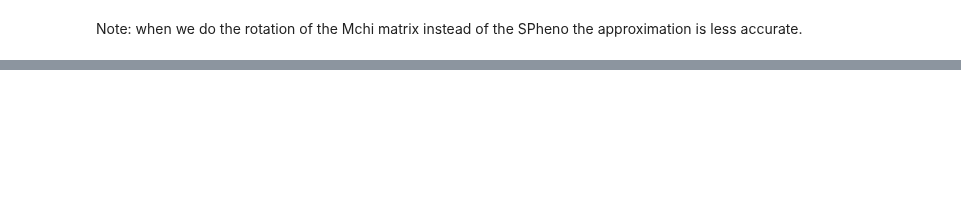
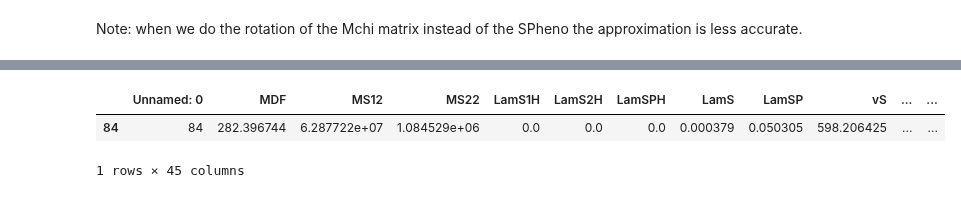
Before and after one commit to anferivera/SDdiracDM, a Jupyter notebook: run_model_neutrinos-random.ipynb, the cells around one changed output, grey strips where cells are left out. Saved outputs shown, nothing was run; the diff lists cells and outputs as text; code cells hidden in the pictures; blank space fills up the shorter version.

```diff
--- a/run_model_neutrinos-random.ipynb
+++ b/run_model_neutrinos-random.ipynb
@@ -473,0 +495,6 @@ xd[['mCha','mChi1','mChi2','mS1','mS2']]
+# %%
+xd[np.logical_and(xd.mv2/xd.mn2 > 5. , 1>0)]
+# %% [output]
+|  | Unnamed: 0 | MDF | MS12 | MS22 | LamS1H | LamS2H | LamSPH | LamS | LamSP | vS | ... | ... |
+| 84 | 84 | 282.396744 | 6.287722e+07 | 1.084529e+06 | 0.0 | 0.0 | 0.0 | 0.000379 | 0.050305 | 598.206425 | ... | ... |
+1 rows × 45 columns
```
Also changed, not shown: parts of 10 cells of this notebook, 7 other files.
